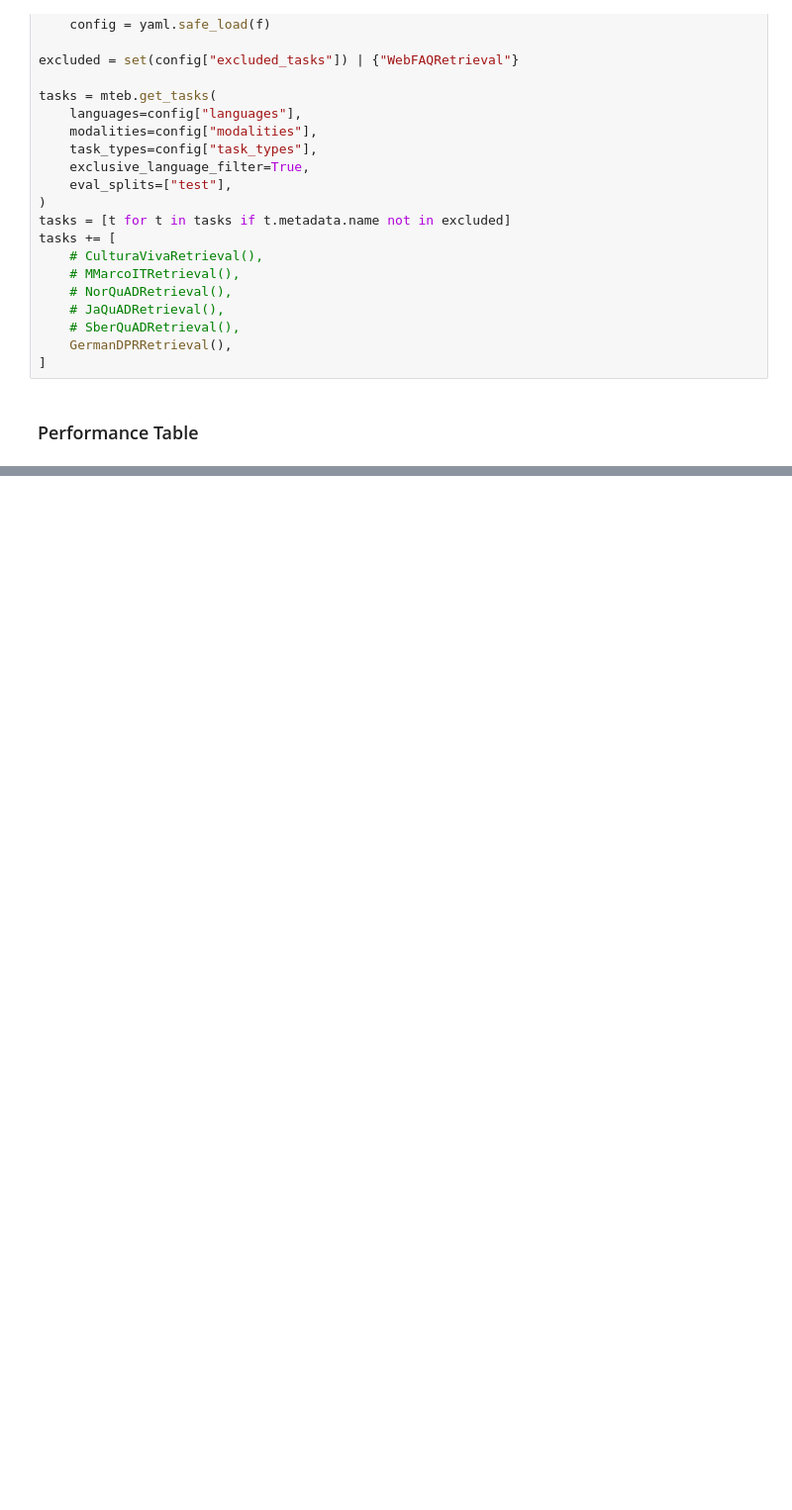
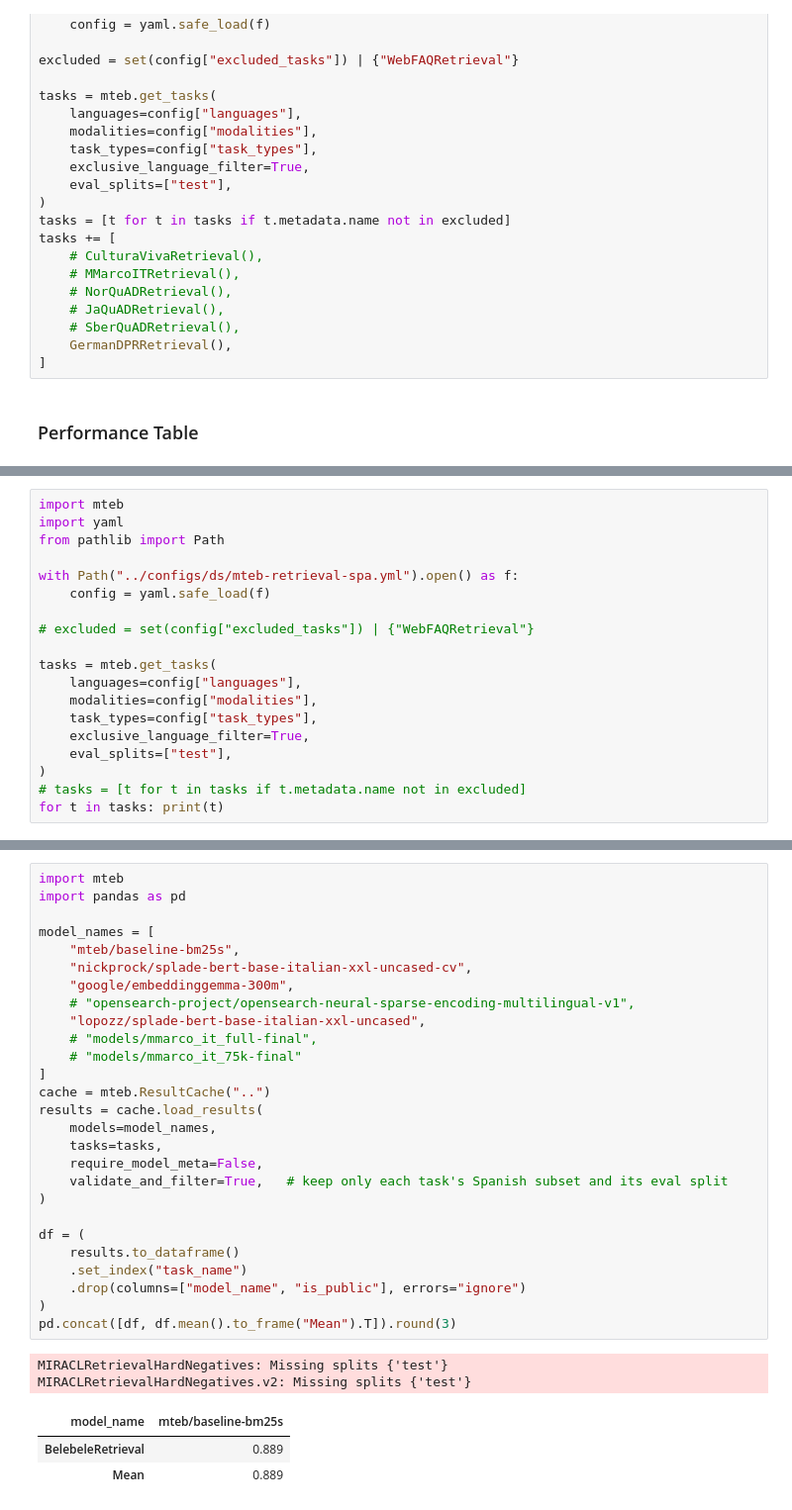
Before and after one commit to lopozz/lm-toolkit, a Jupyter notebook: notebooks/fine-tune-splade.ipynb, the cells around one changed output, grey strips where cells are left out. Shown at 99% size. Saved outputs shown, nothing was run; the diff lists cells and outputs as text; blank space fills up the shorter version.

Commit message:
added spanish splade benchmark config

```diff
--- a/notebooks/fine-tune-splade.ipynb
+++ b/notebooks/fine-tune-splade.ipynb
@@ -4300,0 +4301,19 @@ pd.concat([df, df.mean().to_frame("Mean").T])
+# %%
+import mteb
+import yaml
+from pathlib import Path
+
+with Path("../configs/ds/mteb-retrieval-spa.yml").open() as f:
+    config = yaml.safe_load(f)
+
+# excluded = set(config["excluded_tasks"]) | {"WebFAQRetrieval"}
+
+tasks = mteb.get_tasks(
+    languages=config["languages"],
+    modalities=config["modalities"],
+    task_types=config["task_types"],
+    exclusive_language_filter=True,
+    eval_splits=["test"],
+)
+# tasks = [t for t in tasks if t.metadata.name not in excluded]
+for t in tasks: print(t)
@@ -4300,0 +4338,33 @@ pd.concat([df, df.mean().to_frame("Mean").T])
+# %%
+import mteb
+import pandas as pd
+
+model_names = [
+    "mteb/baseline-bm25s",
+    "nickprock/splade-bert-base-italian-xxl-uncased-cv",
+    "google/embeddinggemma-300m",
+    # "opensearch-project/opensearch-neural-sparse-encoding-multilingual-v1",
+    "lopozz/splade-bert-base-italian-xxl-uncased",
+    # "models/mmarco_it_full-final",
+    # "models/mmarco_it_75k-final"
+]
+cache = mteb.ResultCache("..")
+results = cache.load_results(
+    models=model_names,
+    tasks=tasks,
+    require_model_meta=False,
+    validate_and_filter=True,   # keep only each task's Spanish subset and its eval split
+)
+
+df = (
+    results.to_dataframe()
+    .set_index("task_name")
+    .drop(columns=["model_name", "is_public"], errors="ignore")
+)
+pd.concat([df, df.mean().to_frame("Mean").T]).round(3)
+# %% [output]
+MIRACLRetrievalHardNegatives: Missing splits {'test'}
+MIRACLRetrievalHardNegatives.v2: Missing splits {'test'}
+| model_name | mteb/baseline-bm25s |
+| BelebeleRetrieval | 0.889 |
+| Mean | 0.889 |
```
Also changed, not shown: parts of 2 cells of this notebook, 3 other files.
